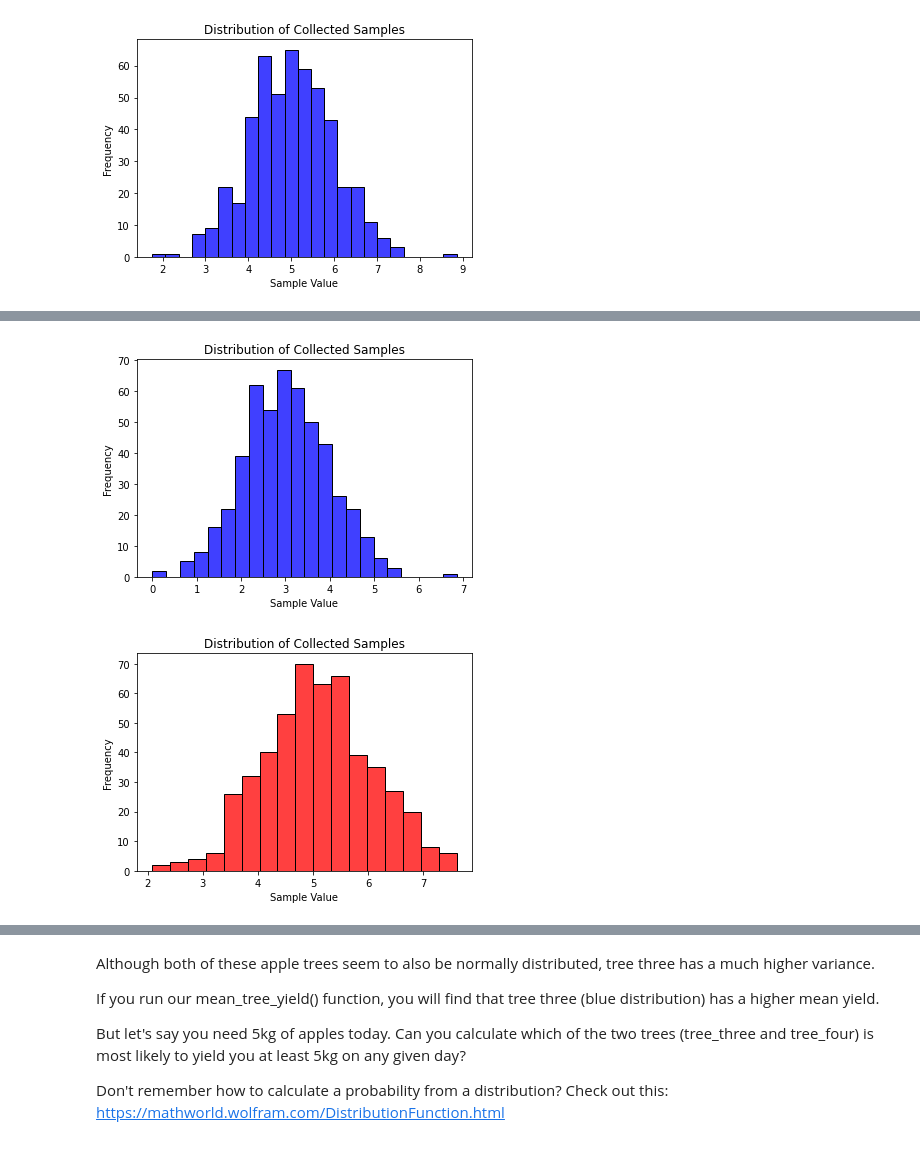
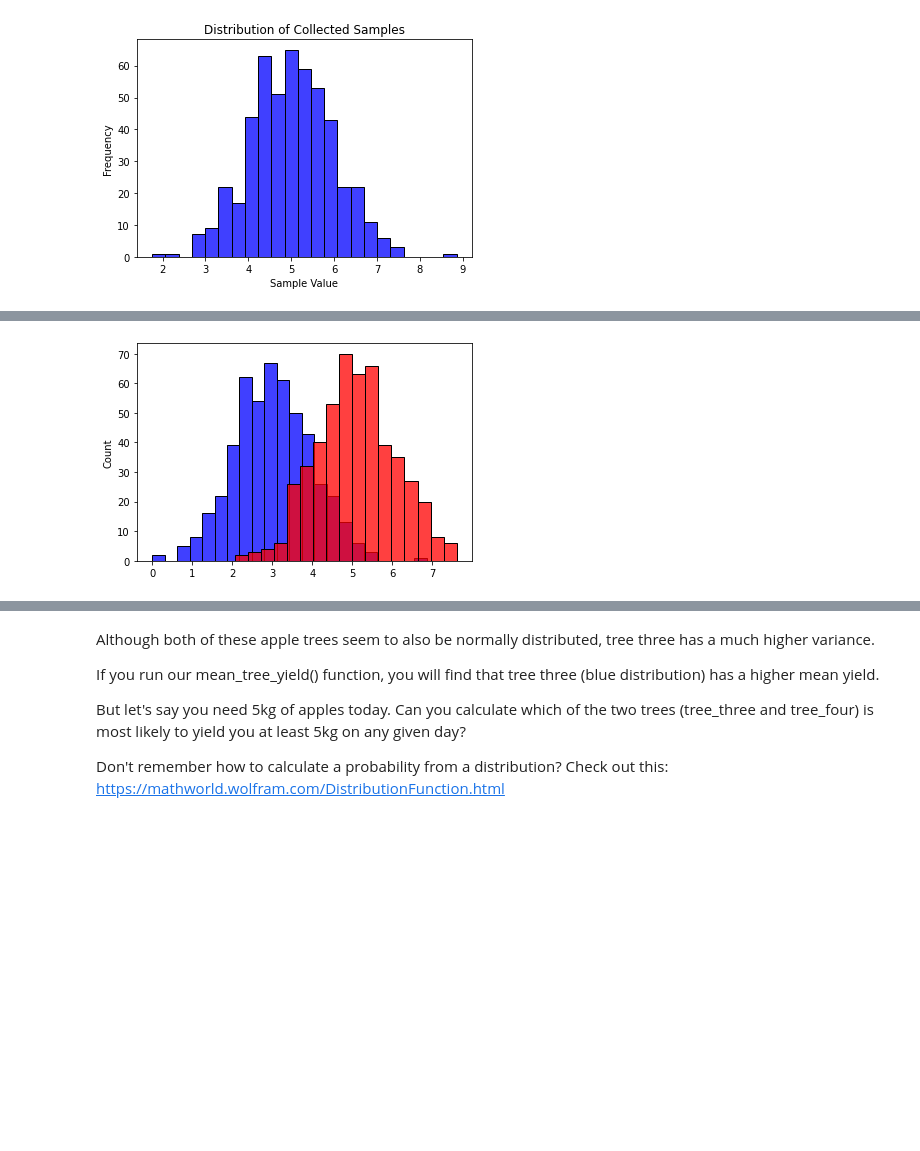
Before and after one commit to elisamhh/computational-thinking-week-individual-14437279, a Jupyter notebook: challenge_foraging/challenge_foraging_robot.ipynb, the cells around one changed output, grey strips where cells are left out. Cells and saved outputs as stored; diff of their text form; code cells hidden in the pictures; blank space fills up the shorter version.

```diff
--- a/challenge_foraging/challenge_foraging_robot.ipynb
+++ b/challenge_foraging/challenge_foraging_robot.ipynb
@@ -148,17 +137,19 @@ Now let's compare the two trees:
 # %%
 # Set random seed so output matches the expected output
 np.random.seed(42)
 
 # Collect from both trees
 samples_one = [forageBot.forage(tree_one) for i in range(500)]
 samples_two = [forageBot.forage(tree_two) for i in range(500)]
 
-# Plot distributions
-plot_distribution(samples_one, color='blue')
-plot_distribution(samples_two, color='red')
+
+sns.histplot(samples_one, color='blue')
+sns.histplot(samples_two, color='red')
+
+# Show the plot
+plt.show()
 # %% [output]
-[figure, old version]
+[figure, new version]
-[figure, removed]
 # %% [markdown]
 You should generate this image:
 
```
Also changed, not shown: parts of 8 cells of this notebook.
